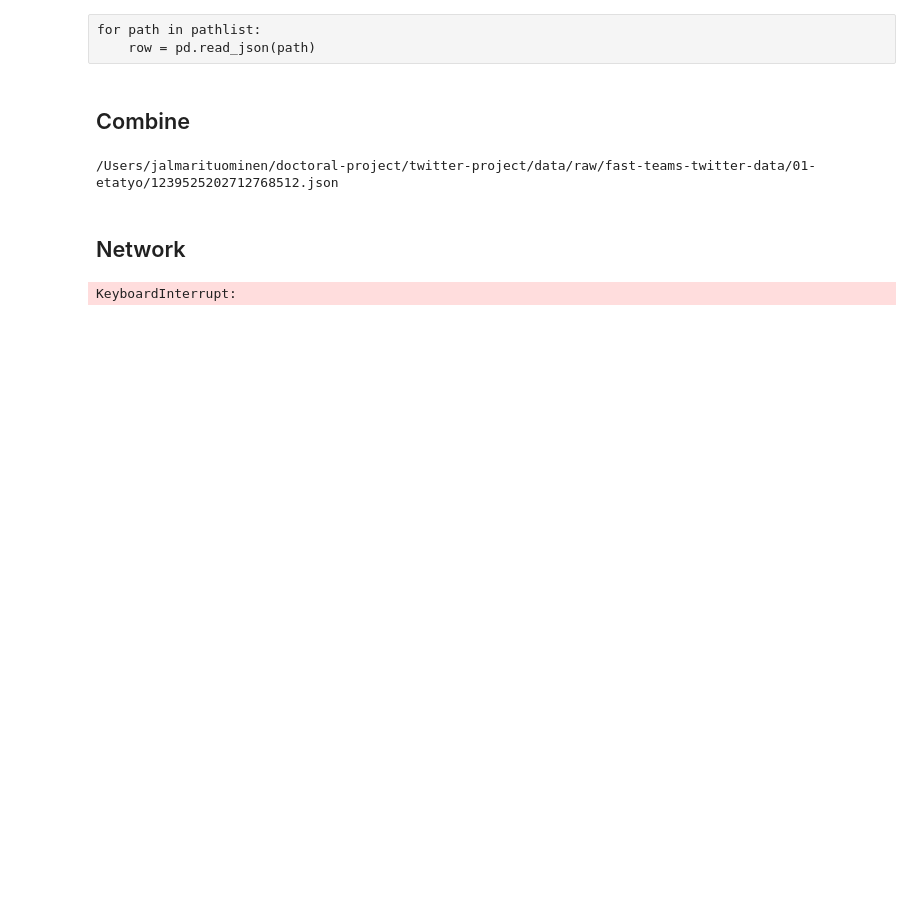
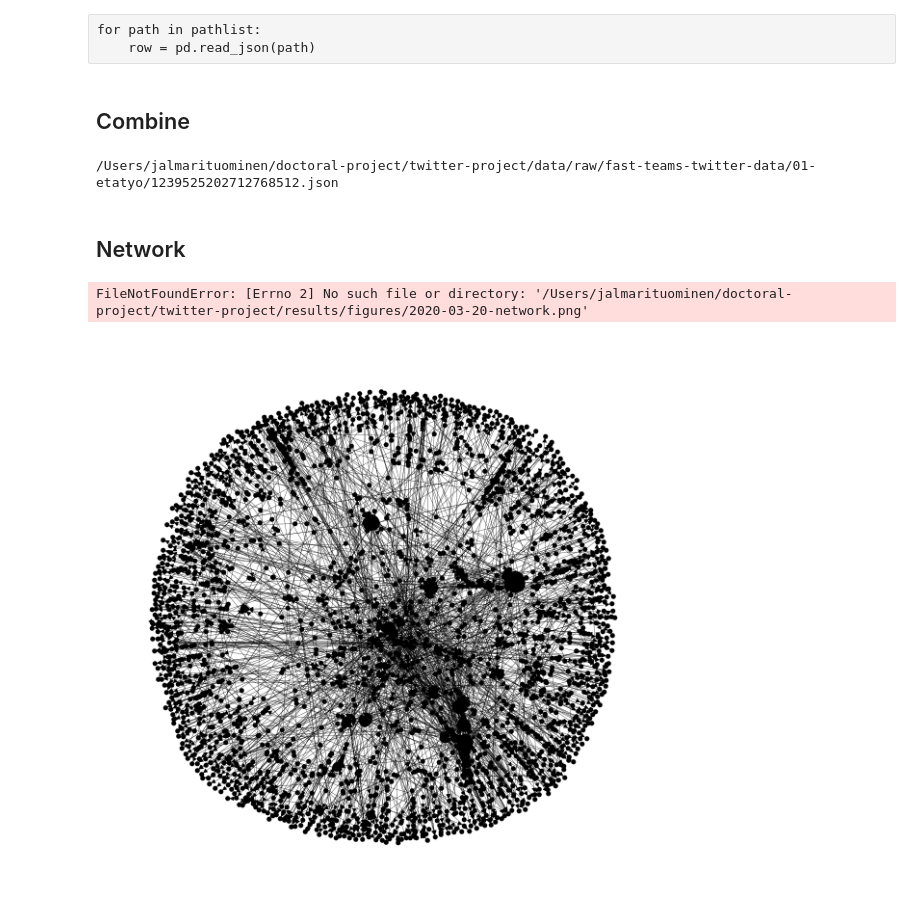
Before and after one commit to tuomijal/twitter-remote, a Jupyter notebook: notebooks/2020-03-20.ipynb, the cells around one changed output. Saved outputs shown, nothing was run; the diff lists cells and outputs as text; code cells hidden in the pictures; blank space fills up the shorter version.

```diff
--- a/notebooks/2020-03-20.ipynb
+++ b/notebooks/2020-03-20.ipynb
@@ -109,8 +109,9 @@ nx.readwrite.gexf.write_gexf(network,
 # %%
 pos = nx.spring_layout(network)
 plt.figure(figsize=(10,10))
-nx.draw_networkx(network, with_labels=False, node_size=15, width=.3, pos=pos, edgecolor='grey')
+nx.draw_networkx(network, with_labels=False, node_size=15, width=.3, pos=pos, edgecolor='grey', node_color='k')
 limits=plt.axis('off') # turn of axisb
 plt.savefig(here() / 'results/figures/2020-03-20-network.png')
 # %% [output]
-KeyboardInterrupt:
+FileNotFoundError: [Errno 2] No such file or directory: '/Users/jalmarituominen/doctoral-project/twitter-project/results/figures/2020-03-20-network.png'
+[figure, added]
```
